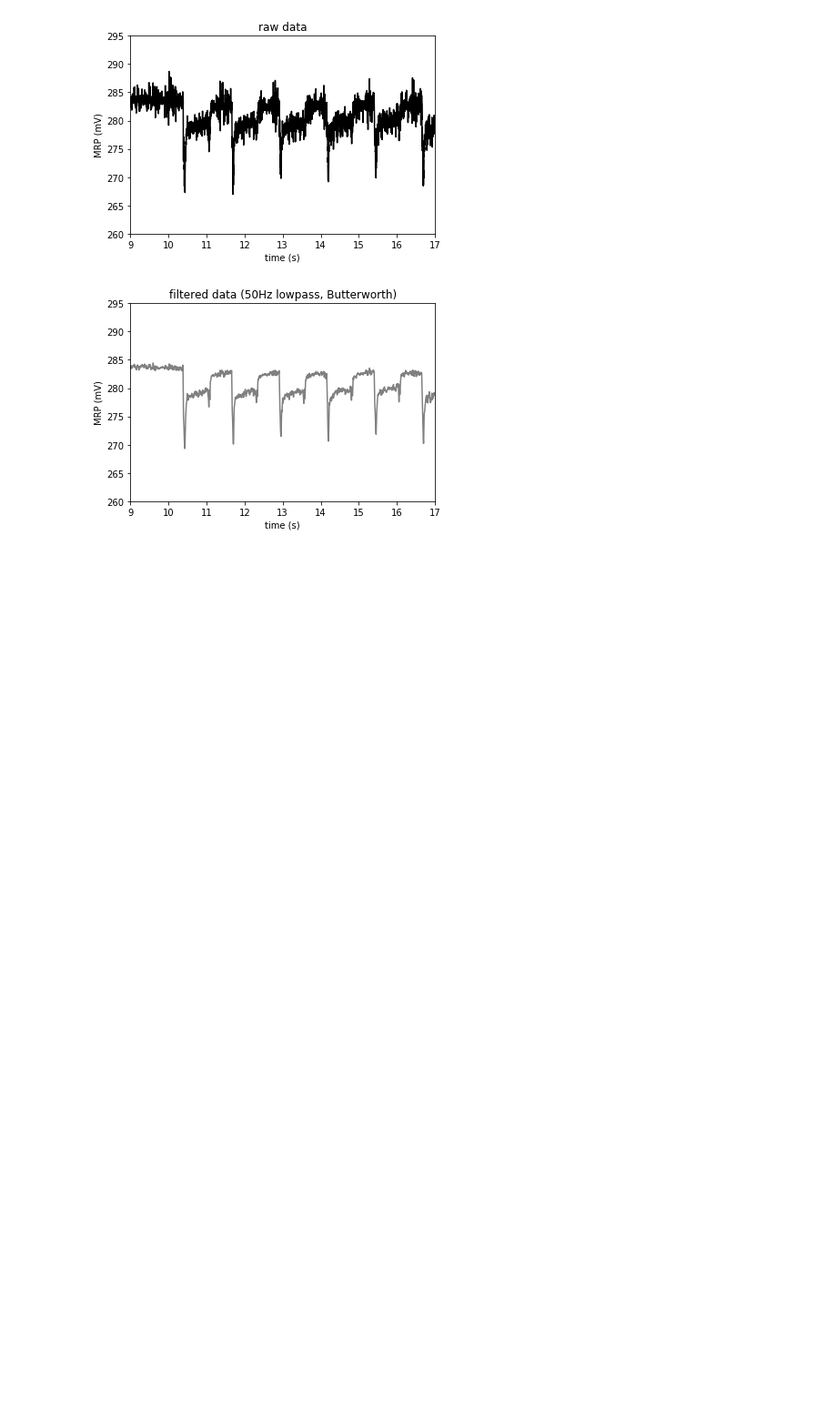
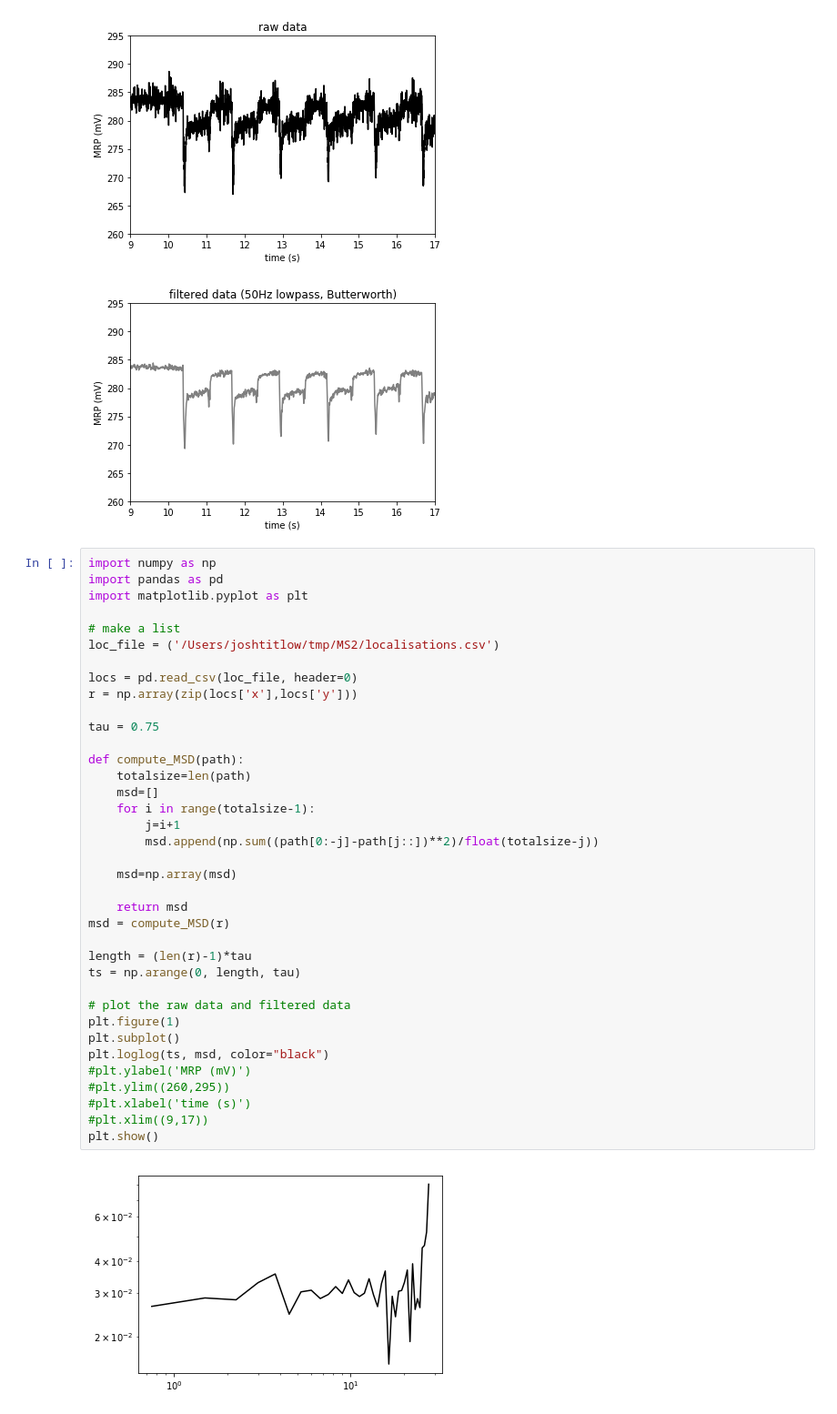
Before and after one commit to jstitlow/PythonNotebooks, a Jupyter notebook: ephys_snippets.ipynb, the cells around one changed output. Shown at 91% size. Cells and saved outputs as stored; diff of their text form; blank space fills up the shorter version.

```diff
--- a/ephys_snippets.ipynb
+++ b/ephys_snippets.ipynb
@@ -64,3 +64,42 @@ plt.show()
 # %% [output]
 [figure]
 [figure]
+# %%
+import numpy as np
+import pandas as pd
+import matplotlib.pyplot as plt
+
+# make a list
+loc_file = ('/Users/joshtitlow/tmp/MS2/localisations.csv')
+
+locs = pd.read_csv(loc_file, header=0)
+r = np.array(zip(locs['x'],locs['y']))
+
+tau = 0.75
+
+def compute_MSD(path):
+    totalsize=len(path)
+    msd=[]
+    for i in range(totalsize-1):
+        j=i+1
+        msd.append(np.sum((path[0:-j]-path[j::])**2)/float(totalsize-j))
+
+    msd=np.array(msd)
+
+    return msd
+msd = compute_MSD(r)
+
+length = (len(r)-1)*tau
+ts = np.arange(0, length, tau)
+
+# plot the raw data and filtered data
+plt.figure(1)
+plt.subplot()
+plt.loglog(ts, msd, color="black")
+#plt.ylabel('MRP (mV)')
+#plt.ylim((260,295))
+#plt.xlabel('time (s)')
+#plt.xlim((9,17))
+plt.show()
+# %% [output]
+[figure, added]
```
Also changed, not shown: parts of 1 cell of this notebook, 13 other files.
